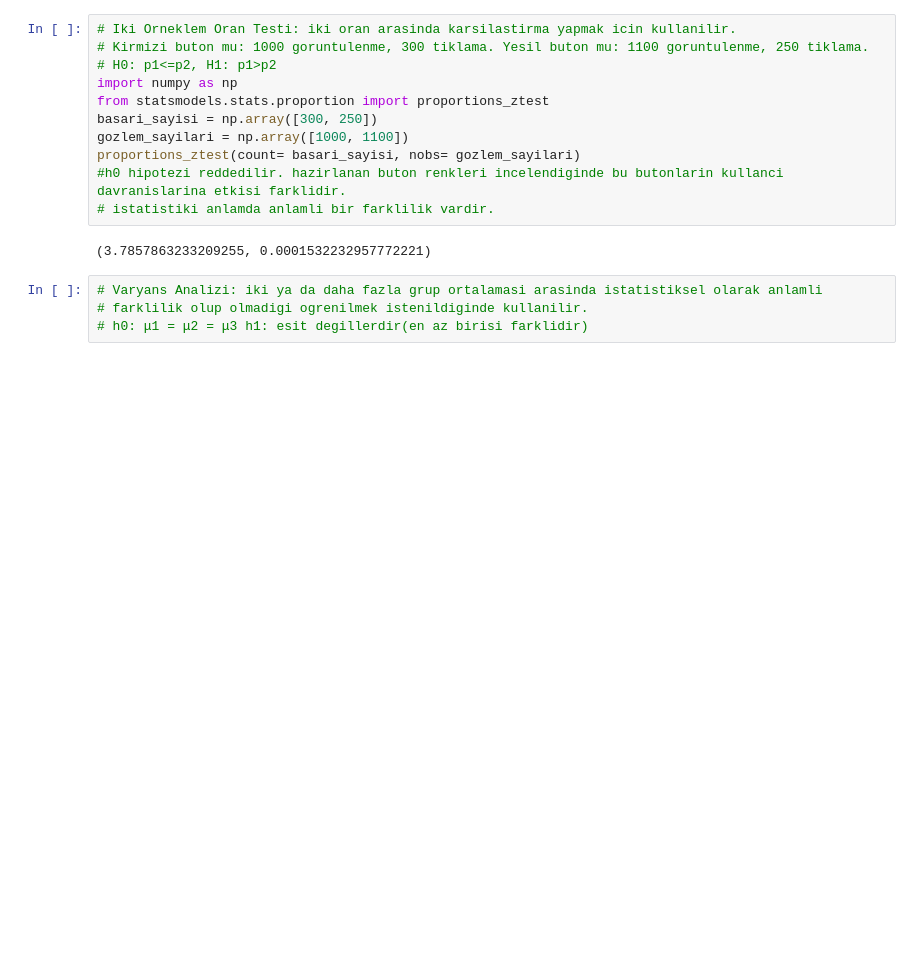
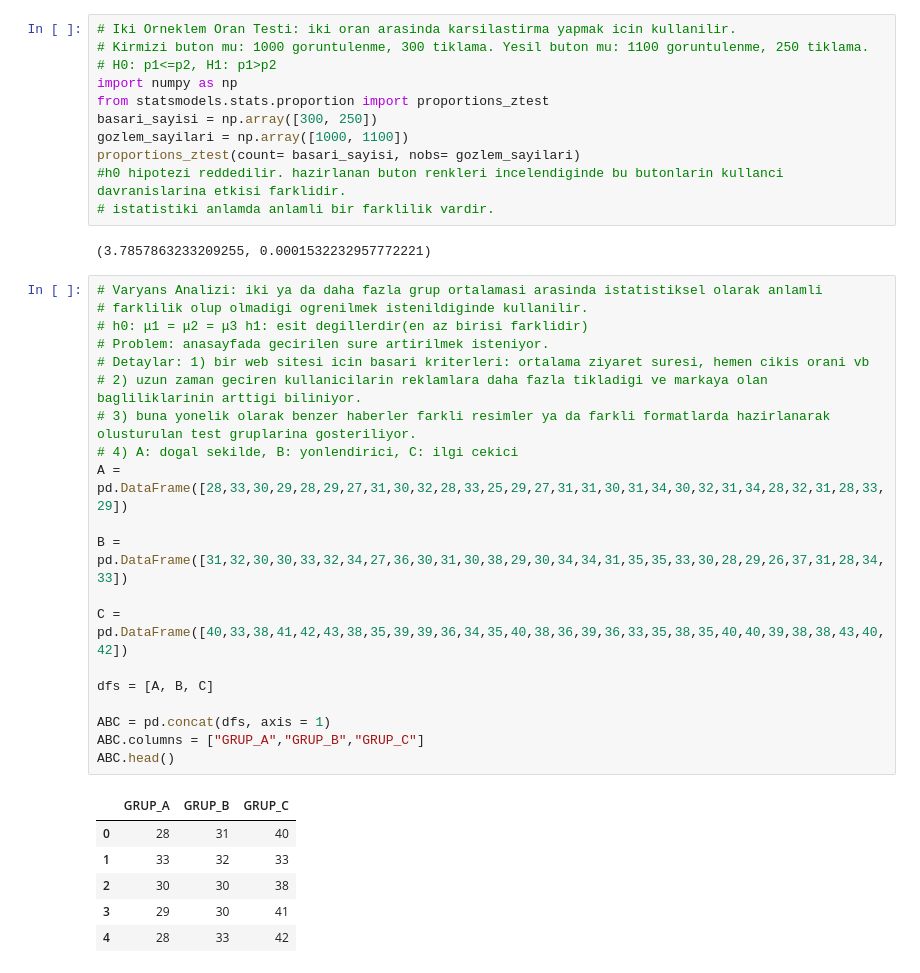
Before and after one commit to fyildirgan/py-stat, a Jupyter notebook: py-stat.ipynb, the cells around one changed output. Drawn from its saved outputs; the diff is of its cells as text; blank space fills up the shorter version.

```diff
--- a/py-stat.ipynb
+++ b/py-stat.ipynb
@@ -528,7 +528,30 @@ proportions_ztest(count= basari_sayisi, nobs= gozlem_sayilari)
 # istatistiki anlamda anlamli bir farklilik vardir.
 # %% [output]
 (3.7857863233209255, 0.0001532232957772221)
-# %%
-# Varyans Analizi: iki ya da daha fazla grup ortalamasi arasinda istatistiksel olarak anlamli
-# farklilik olup olmadigi ogrenilmek istenildiginde kullanilir.
-# h0: μ1 = μ2 = μ3 h1: esit degillerdir(en az birisi farklidir)
+# %%
+# Varyans Analizi: iki ya da daha fazla grup ortalamasi arasinda istatistiksel olarak anlamli
+# farklilik olup olmadigi ogrenilmek istenildiginde kullanilir.
+# h0: μ1 = μ2 = μ3 h1: esit degillerdir(en az birisi farklidir)
+# Problem: anasayfada gecirilen sure artirilmek isteniyor.
+# Detaylar: 1) bir web sitesi icin basari kriterleri: ortalama ziyaret suresi, hemen cikis orani vb
+# 2) uzun zaman geciren kullanicilarin reklamlara daha fazla tikladigi ve markaya olan bagliliklarinin arttigi biliniyor.
+# 3) buna yonelik olarak benzer haberler farkli resimler ya da farkli formatlarda hazirlanarak olusturulan test gruplarina gosteriliyor.
+# 4) A: dogal sekilde, B: yonlendirici, C: ilgi cekici
+A = pd.DataFrame([28,33,30,29,28,29,27,31,30,32,28,33,25,29,27,31,31,30,31,34,30,32,31,34,28,32,31,28,33,29])
+
+B = pd.DataFrame([31,32,30,30,33,32,34,27,36,30,31,30,38,29,30,34,34,31,35,35,33,30,28,29,26,37,31,28,34,33])
+
+C = pd.DataFrame([40,33,38,41,42,43,38,35,39,39,36,34,35,40,38,36,39,36,33,35,38,35,40,40,39,38,38,43,40,42])
+
+dfs = [A, B, C]
+
+ABC = pd.concat(dfs, axis = 1)
+ABC.columns = ["GRUP_A","GRUP_B","GRUP_C"]
+ABC.head()
+# %% [output]
+|  | GRUP_A | GRUP_B | GRUP_C |
+| 0 | 28 | 31 | 40 |
+| 1 | 33 | 32 | 33 |
+| 2 | 30 | 30 | 38 |
+| 3 | 29 | 30 | 41 |
+| 4 | 28 | 33 | 42 |
```
Also changed, not shown: parts of 12 cells of this notebook.
